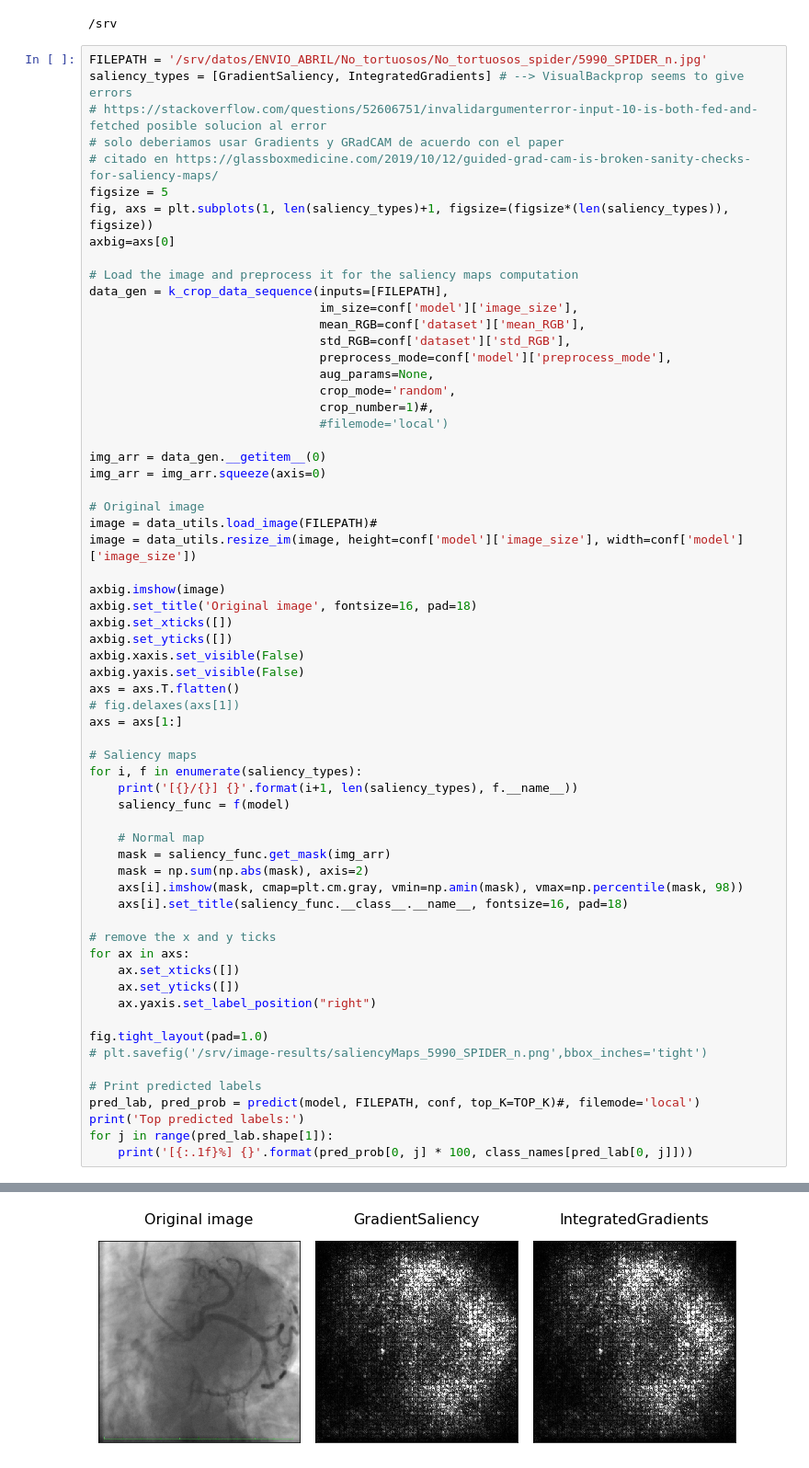
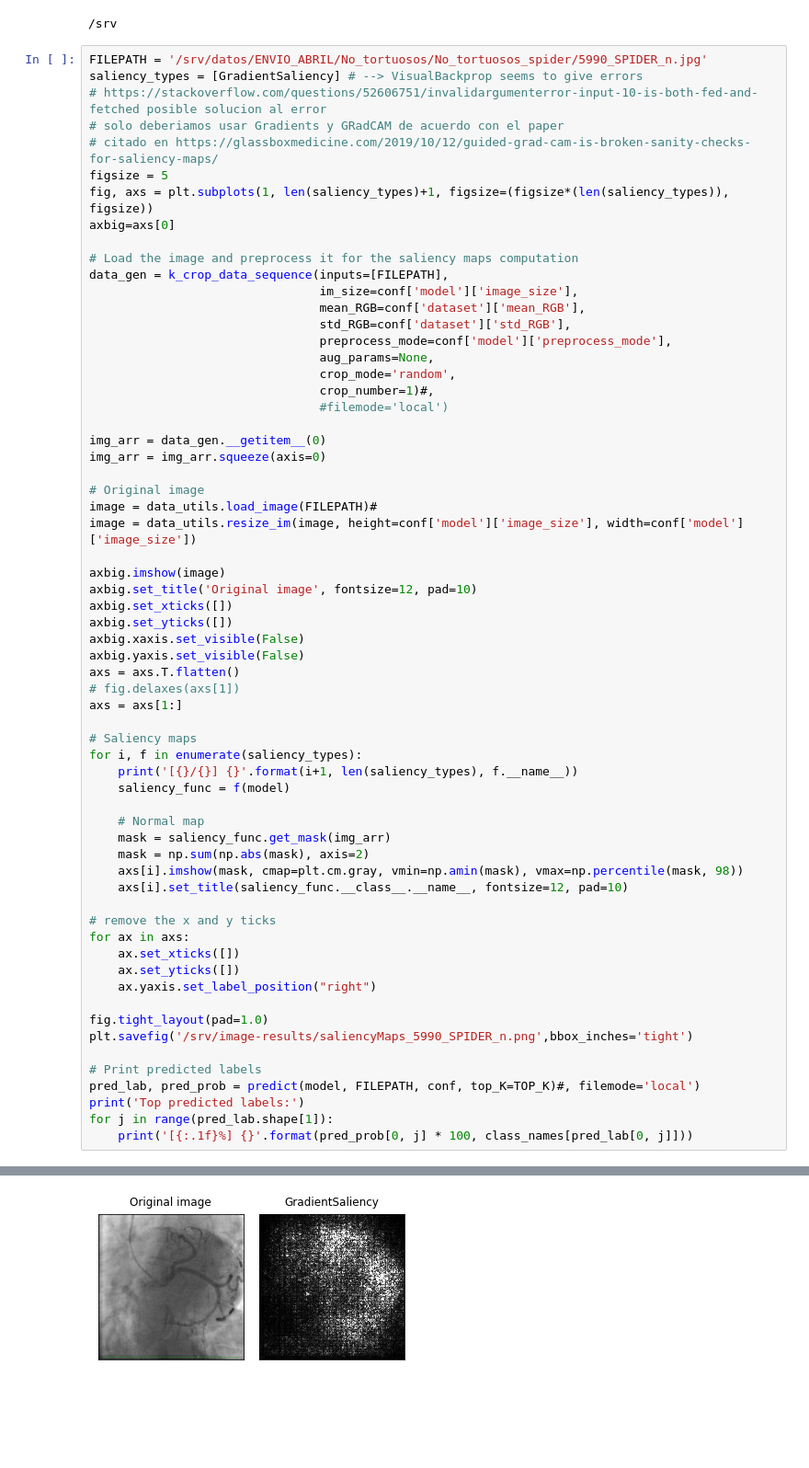
Before and after one commit to MiriamCobo/CoronaryArteries, a Jupyter notebook: notebooks/3.2-Saliency_maps-spider.ipynb, the cells around one changed output, grey strips where cells are left out. Shown at 92% size. Saved outputs shown, nothing was run; the diff lists cells and outputs as text; blank space fills up the shorter version.

```diff
--- a/notebooks/3.2-Saliency_maps-spider.ipynb
+++ b/notebooks/3.2-Saliency_maps-spider.ipynb
@@ -60,7 +60,7 @@ cd ..
 /srv
 # %%
 FILEPATH = '/srv/datos/ENVIO_ABRIL/No_tortuosos/No_tortuosos_spider/5990_SPIDER_n.jpg'
-saliency_types = [GradientSaliency, IntegratedGradients] # --> VisualBackprop seems to give errors
+saliency_types = [GradientSaliency] # --> VisualBackprop seems to give errors
 # https://stackoverflow.com/questions/52606751/invalidargumenterror-input-10-is-both-fed-and-fetched posible solucion al error
 # solo deberiamos usar Gradients y GRadCAM de acuerdo con el paper
 # citado en https://glassboxmedicine.com/2019/10/12/guided-grad-cam-is-broken-sanity-checks-for-saliency-maps/
@@ -87,7 +87,7 @@ image = data_utils.load_image(FILEPATH)#
 image = data_utils.resize_im(image, height=conf['model']['image_size'], width=conf['model']['image_size'])
 
 axbig.imshow(image)
-axbig.set_title('Original image', fontsize=16, pad=18)
+axbig.set_title('Original image', fontsize=12, pad=10)
 axbig.set_xticks([])
 axbig.set_yticks([])
 axbig.xaxis.set_visible(False)
@@ -105,7 +105,7 @@ for i, f in enumerate(saliency_types):
     mask = saliency_func.get_mask(img_arr)
     mask = np.sum(np.abs(mask), axis=2)
     axs[i].imshow(mask, cmap=plt.cm.gray, vmin=np.amin(mask), vmax=np.percentile(mask, 98))
-    axs[i].set_title(saliency_func.__class__.__name__, fontsize=16, pad=18)
+    axs[i].set_title(saliency_func.__class__.__name__, fontsize=12, pad=10)
 
 # remove the x and y ticks
 for ax in axs:
@@ -114,7 +114,7 @@ for ax in axs:
     ax.yaxis.set_label_position("right")
 
 fig.tight_layout(pad=1.0)
-# plt.savefig('/srv/image-results/saliencyMaps_5990_SPIDER_n.png',bbox_inches='tight')
+plt.savefig('/srv/image-results/saliencyMaps_5990_SPIDER_n.png',bbox_inches='tight')
 
 # Print predicted labels
 pred_lab, pred_prob = predict(model, FILEPATH, conf, top_K=TOP_K)#, filemode='local')
@@ -131,3 +130,3 @@ Top predicted labels:
-[figure, old version]
+[figure, new version]
 # %%
 FILEPATH = '/srv/datos/ENVIO_ABRIL/Tortuosos/Tortuosos_spider/2614_SPIDER_s.jpg'
```
Also changed, not shown: parts of 2 cells of this notebook, 1 other file.
